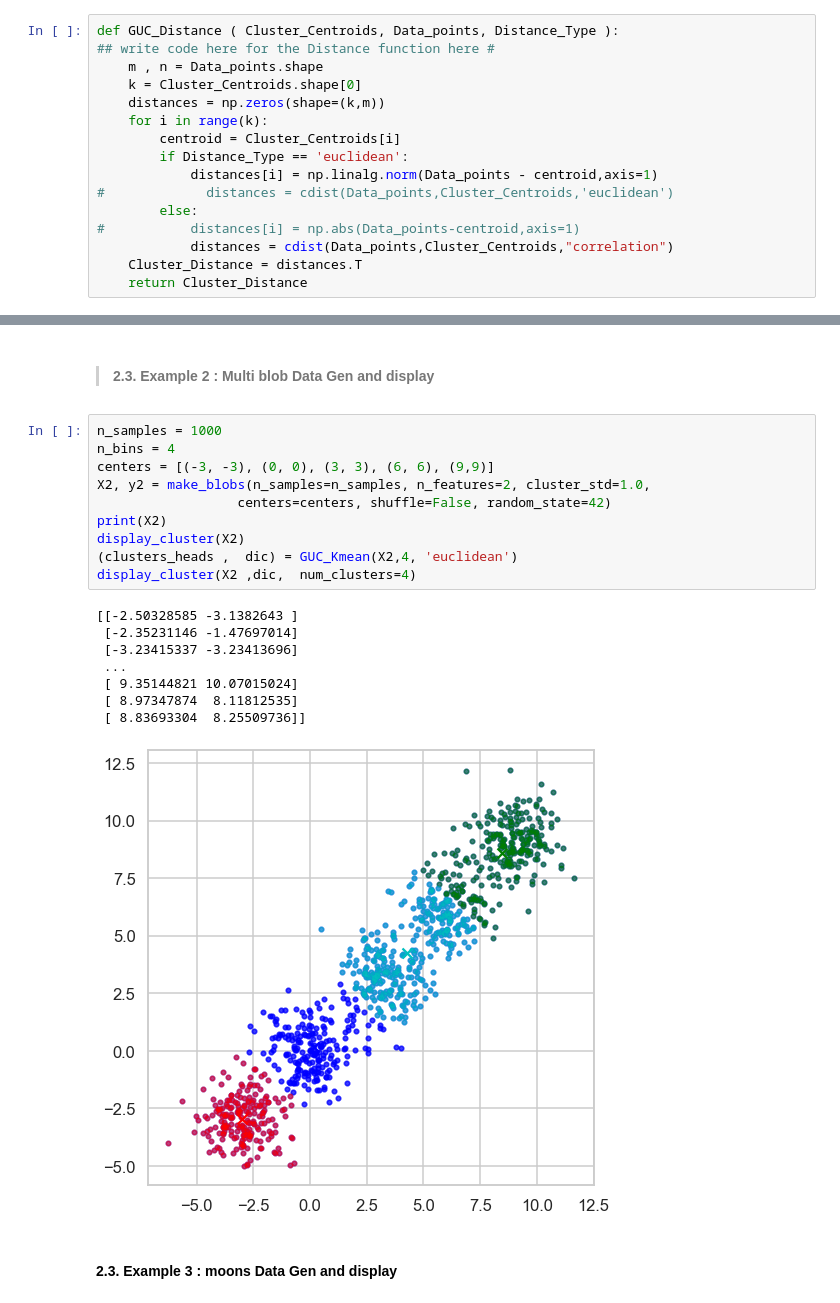
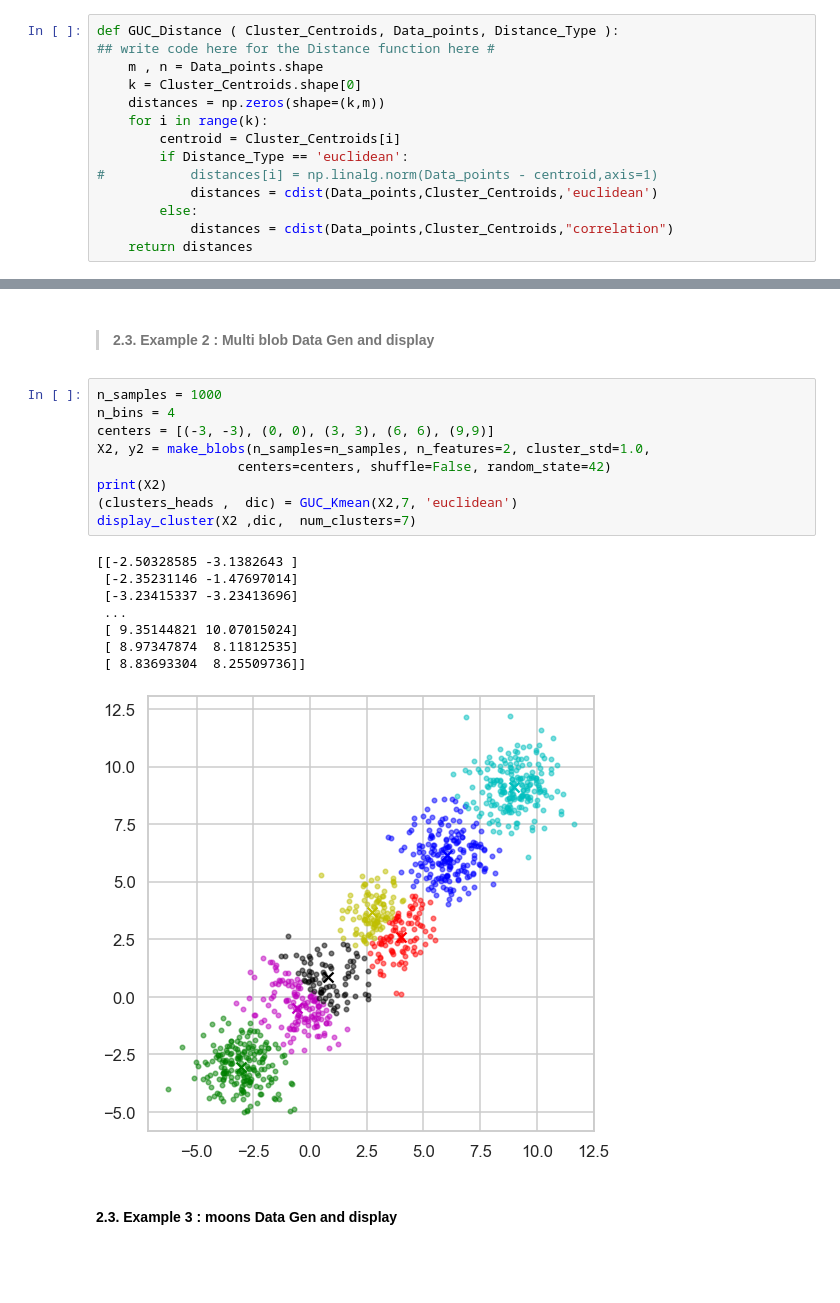
Before and after one commit to emadgamal4/Machine-Learning-Assignments, a Jupyter notebook: Assignment 1/GUC_Kmeans.ipynb, the cells around one changed output, grey strips where cells are left out. Cells and saved outputs as stored; diff of their text form; blank space fills up the shorter version.

```diff
--- a/Assignment 1/GUC_Kmeans.ipynb
+++ b/Assignment 1/GUC_Kmeans.ipynb
@@ -40,13 +40,11 @@ def GUC_Distance ( Cluster_Centroids, Data_points, Distance_Type ):
     for i in range(k):
         centroid = Cluster_Centroids[i]
         if Distance_Type == 'euclidean':
-            distances[i] = np.linalg.norm(Data_points - centroid,axis=1)
-#             distances = cdist(Data_points,Cluster_Centroids,'euclidean')
+#           distances[i] = np.linalg.norm(Data_points - centroid,axis=1)
+            distances = cdist(Data_points,Cluster_Centroids,'euclidean')
         else:
-#           distances[i] = np.abs(Data_points-centroid,axis=1)
             distances = cdist(Data_points,Cluster_Centroids,"correlation")
-    Cluster_Distance = distances.T
-    return Cluster_Distance
+    return distances
 # %%
 points = np.array([[1,2],[4,5],[7,8],[10,11],[13,14],[16,17]])
 centroids = np.array([[1,1],[2,2],[3,3],[4,4]])
@@ -249,22 +245,21 @@ display_cluster(X1 ,dic,  num_clusters=4)
 # %%
 n_samples = 1000
 n_bins = 4
 centers = [(-3, -3), (0, 0), (3, 3), (6, 6), (9,9)]
 X2, y2 = make_blobs(n_samples=n_samples, n_features=2, cluster_std=1.0,
                   centers=centers, shuffle=False, random_state=42)
 print(X2)
-display_cluster(X2)
-(clusters_heads ,  dic) = GUC_Kmean(X2,4, 'euclidean')
-display_cluster(X2 ,dic,  num_clusters=4)
+(clusters_heads ,  dic) = GUC_Kmean(X2,7, 'euclidean')
+display_cluster(X2 ,dic,  num_clusters=7)
 # %% [output]
 [[-2.50328585 -3.1382643 ]
  [-2.35231146 -1.47697014]
  [-3.23415337 -3.23413696]
  ...
  [ 9.35144821 10.07015024]
  [ 8.97347874  8.11812535]
  [ 8.83693304  8.25509736]]
-[figure, old version]
+[figure, new version]
 # %% [markdown]
 #### 2.3. Example 3 : moons Data Gen and display
 # %%
```
Also changed, not shown: parts of 15 cells of this notebook.
